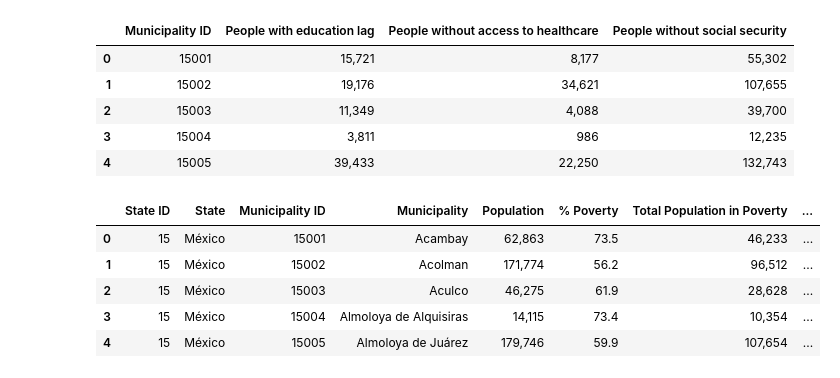
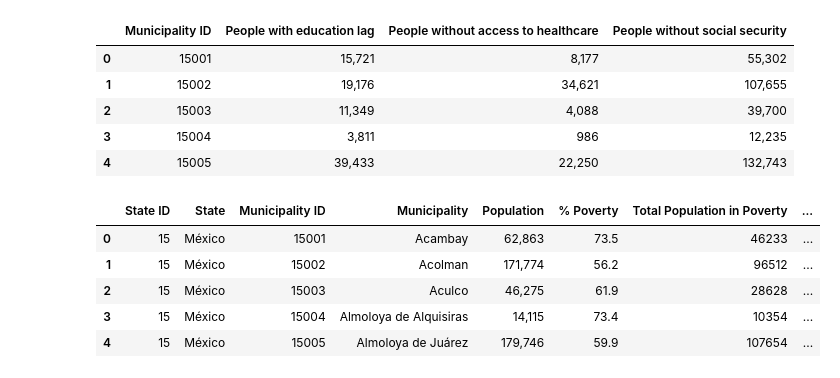
Before and after one commit to JCastilloD/Project-1-Bootcamp, a Jupyter notebook: Data_Retrieval/Municipio Data Extraction.ipynb, the cells around one changed output. Saved outputs shown, nothing was run; the diff lists cells and outputs as text; code cells hidden in the pictures.

```diff
--- a/Data_Retrieval/Municipio Data Extraction.ipynb
+++ b/Data_Retrieval/Municipio Data Extraction.ipynb
@@ -84,13 +85,19 @@ new2.head()
 | 2 | 15003 | 11,349 | 4,088 | 39,700 |
 | 3 | 15004 | 3,811 | 986 | 12,235 |
 | 4 | 15005 | 39,433 | 22,250 | 132,743 |
-# %%
-mergepoverty = pd.merge(poverty_by_municipality_df, new2, on="Municipality ID", how="right")
-mergepoverty.head()
-# %% [output]
-|  | State ID | State | Municipality ID | Municipality | Population | % Poverty | Total Population in Poverty | ... |
-| 0 | 15 | México | 15001 | Acambay | 62,863 | 73.5 | 46,233 | ... |
-| 1 | 15 | México | 15002 | Acolman | 171,774 | 56.2 | 96,512 | ... |
-| 2 | 15 | México | 15003 | Aculco | 46,275 | 61.9 | 28,628 | ... |
-| 3 | 15 | México | 15004 | Almoloya de Alquisiras | 14,115 | 73.4 | 10,354 | ... |
-| 4 | 15 | México | 15005 | Almoloya de Juárez | 179,746 | 59.9 | 107,654 | ... |
+# %%
+mergepoverty = pd.merge(poverty_by_municipality_df, new2, on="Municipality ID", how="right")
+
+mergepoverty['Total Population in Poverty'] = mergepoverty['Total Population in Poverty'].str.replace(',', '')
+mergepoverty['People with education lag'] = mergepoverty['People with education lag'].str.replace(',', '')
+mergepoverty['People without access to healthcare'] = mergepoverty['People without access to healthcare'].str.replace(',', '')
+mergepoverty['People without social security'] = mergepoverty['People without social security'].str.replace(',', '')
+
+mergepoverty.head()
+# %% [output]
+|  | State ID | State | Municipality ID | Municipality | Population | % Poverty | Total Population in Poverty | ... |
+| 0 | 15 | México | 15001 | Acambay | 62,863 | 73.5 | 46233 | ... |
+| 1 | 15 | México | 15002 | Acolman | 171,774 | 56.2 | 96512 | ... |
+| 2 | 15 | México | 15003 | Aculco | 46,275 | 61.9 | 28628 | ... |
+| 3 | 15 | México | 15004 | Almoloya de Alquisiras | 14,115 | 73.4 | 10354 | ... |
+| 4 | 15 | México | 15005 | Almoloya de Juárez | 179,746 | 59.9 | 107654 | ... |
```
Also changed, not shown: parts of 7 cells of this notebook.
